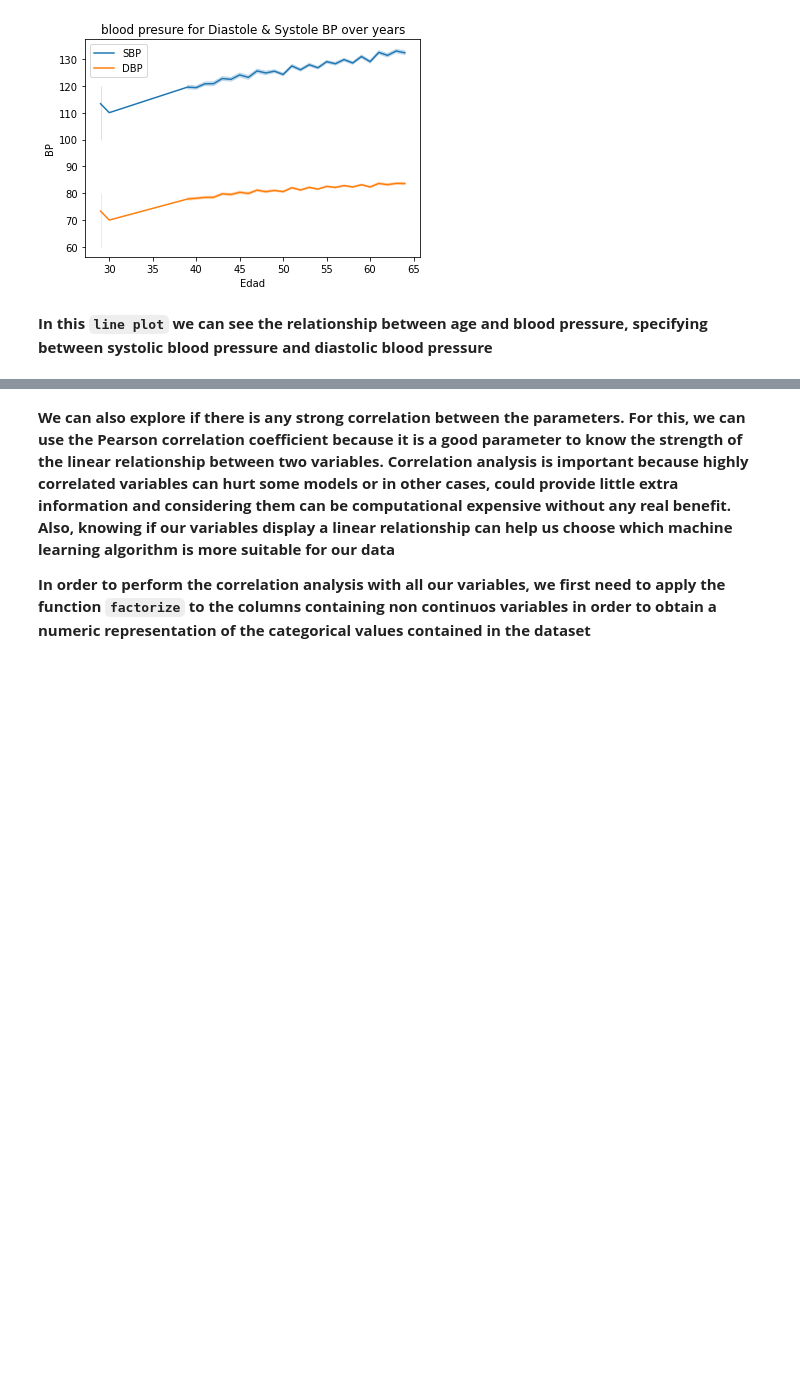
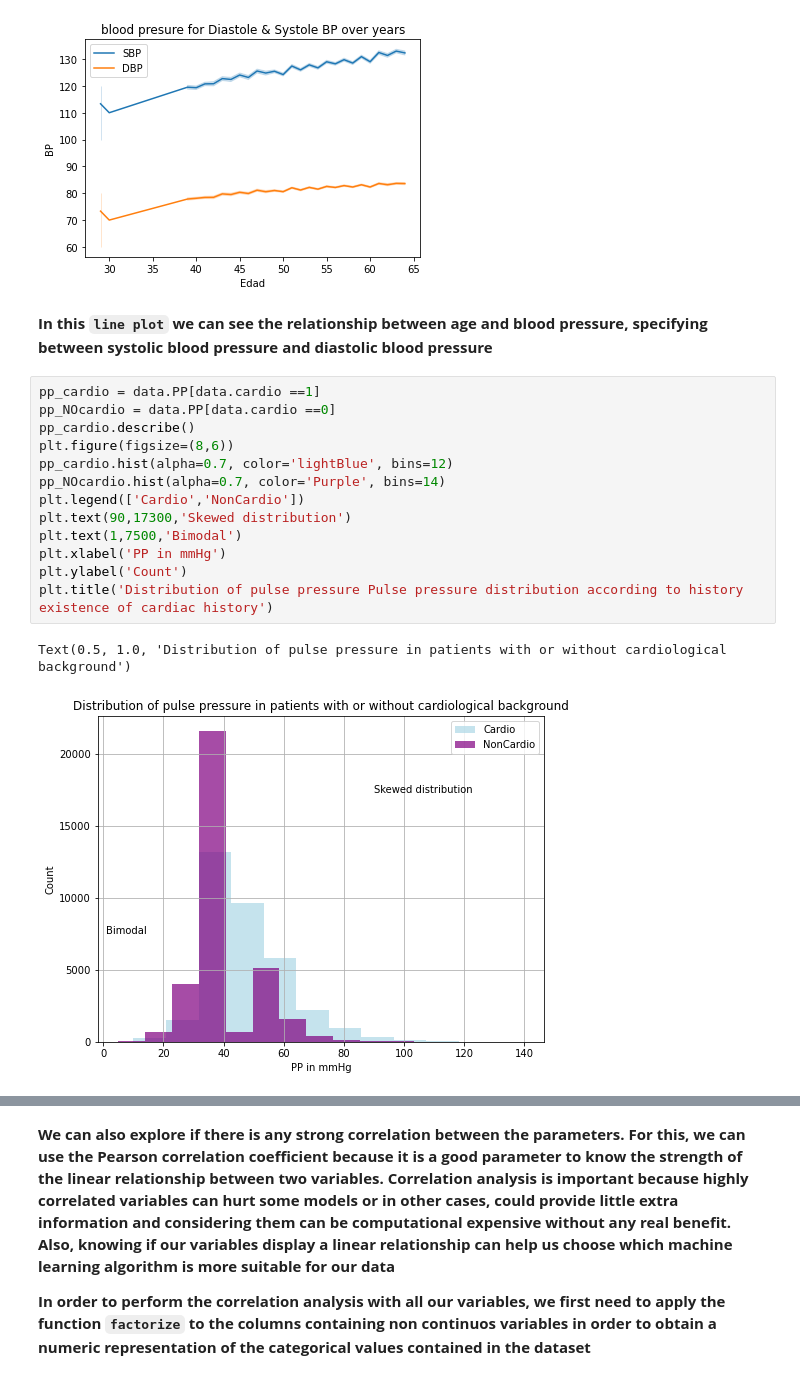
Before and after one commit to Garcia-Gonzalo/risk_factors, a Jupyter notebook: scripts/visualizaciones_final.ipynb, the cells around one changed output, grey strips where cells are left out. Saved outputs shown, nothing was run; the diff lists cells and outputs as text; blank space fills up the shorter version.

```diff
--- a/scripts/visualizaciones_final.ipynb
+++ b/scripts/visualizaciones_final.ipynb
@@ -179,4 +178,20 @@ plt.legend(['SBP','DBP'])
 [figure]
 # %% [markdown]
 **In this `line plot` we can see the relationship between age and blood pressure, specifying between systolic blood pressure and diastolic blood pressure**
+# %%
+pp_cardio = data.PP[data.cardio ==1]
+pp_NOcardio = data.PP[data.cardio ==0]
+pp_cardio.describe()
+plt.figure(figsize=(8,6))
+pp_cardio.hist(alpha=0.7, color='lightBlue', bins=12)
+pp_NOcardio.hist(alpha=0.7, color='Purple', bins=14)
+plt.legend(['Cardio','NonCardio'])
+plt.text(90,17300,'Skewed distribution')
+plt.text(1,7500,'Bimodal')
+plt.xlabel('PP in mmHg')
+plt.ylabel('Count')
+plt.title('Distribution of pulse pressure Pulse pressure distribution according to history existence of cardiac history')
+# %% [output]
+Text(0.5, 1.0, 'Distribution of pulse pressure in patients with or without cardiological background')
+[figure, added]
 # %%
```
Also changed, not shown: parts of 5 cells of this notebook.
